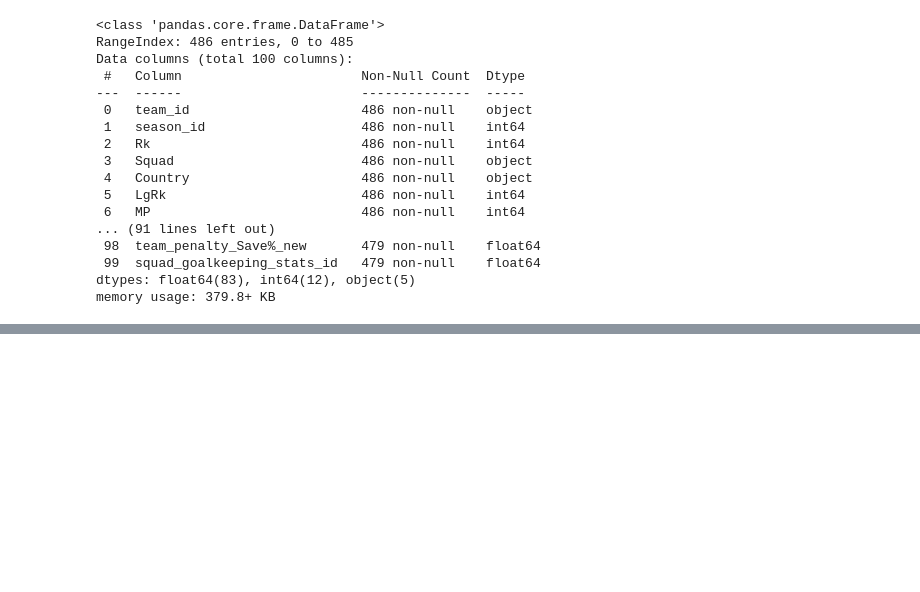
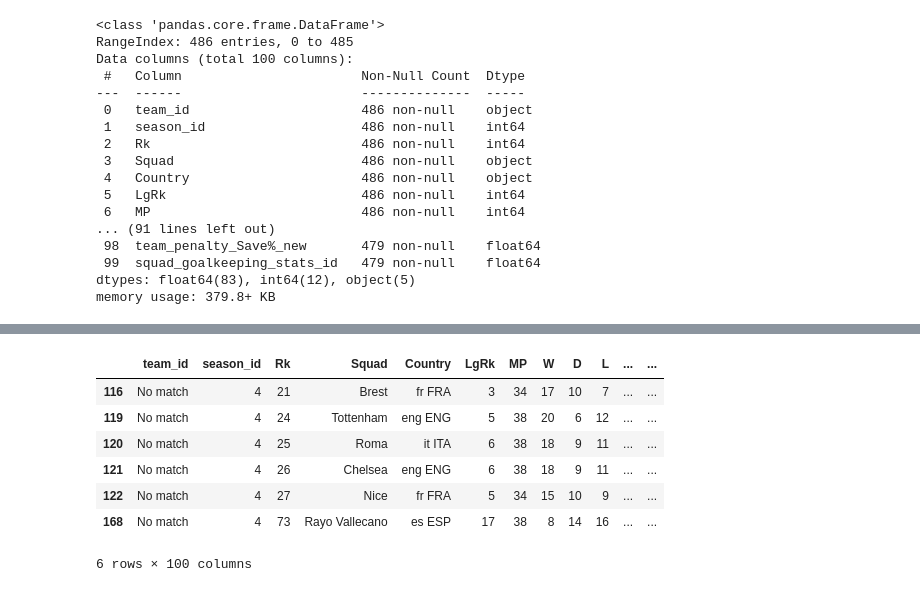
Before and after one commit to sanyi1998/Sandor_Varsanyi_CAPB352_BDA_Project_2025, a Jupyter notebook: Sandor_Varsanyi_CAPB352_final_project.ipynb, the cells around one changed output, grey strips where cells are left out. Drawn from its saved outputs; the diff is of its cells as text; code cells hidden in the pictures; blank space fills up the shorter version.

```diff
--- a/Sandor_Varsanyi_CAPB352_final_project.ipynb
+++ b/Sandor_Varsanyi_CAPB352_final_project.ipynb
@@ -2873,0 +3225,15 @@ memory usage: 379.8+ KB
+# %%
+dupes = team_stats[
+    team_stats.duplicated(subset=['team_id', 'season_id'], keep=False)
+]
+
+dupes.sort_values(['team_id', 'season_id'])
+# %% [output]
+|  | team_id | season_id | Rk | Squad | Country | LgRk | MP | W | D | L | ... | ... |
+| 116 | No match | 4 | 21 | Brest | fr FRA | 3 | 34 | 17 | 10 | 7 | ... | ... |
+| 119 | No match | 4 | 24 | Tottenham | eng ENG | 5 | 38 | 20 | 6 | 12 | ... | ... |
+| 120 | No match | 4 | 25 | Roma | it ITA | 6 | 38 | 18 | 9 | 11 | ... | ... |
+| 121 | No match | 4 | 26 | Chelsea | eng ENG | 6 | 38 | 18 | 9 | 11 | ... | ... |
+| 122 | No match | 4 | 27 | Nice | fr FRA | 5 | 34 | 15 | 10 | 9 | ... | ... |
+| 168 | No match | 4 | 73 | Rayo Vallecano | es ESP | 17 | 38 | 8 | 14 | 16 | ... | ... |
+6 rows × 100 columns
```
Also changed, not shown: parts of 42 cells of this notebook.
